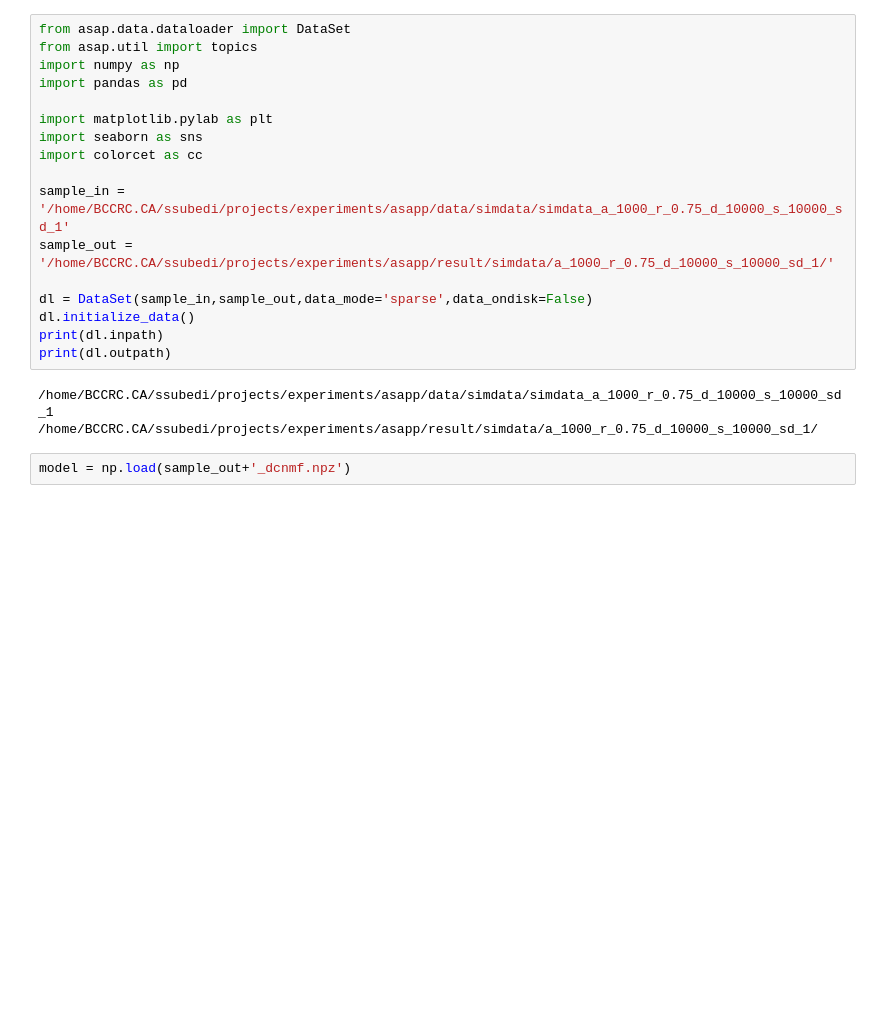
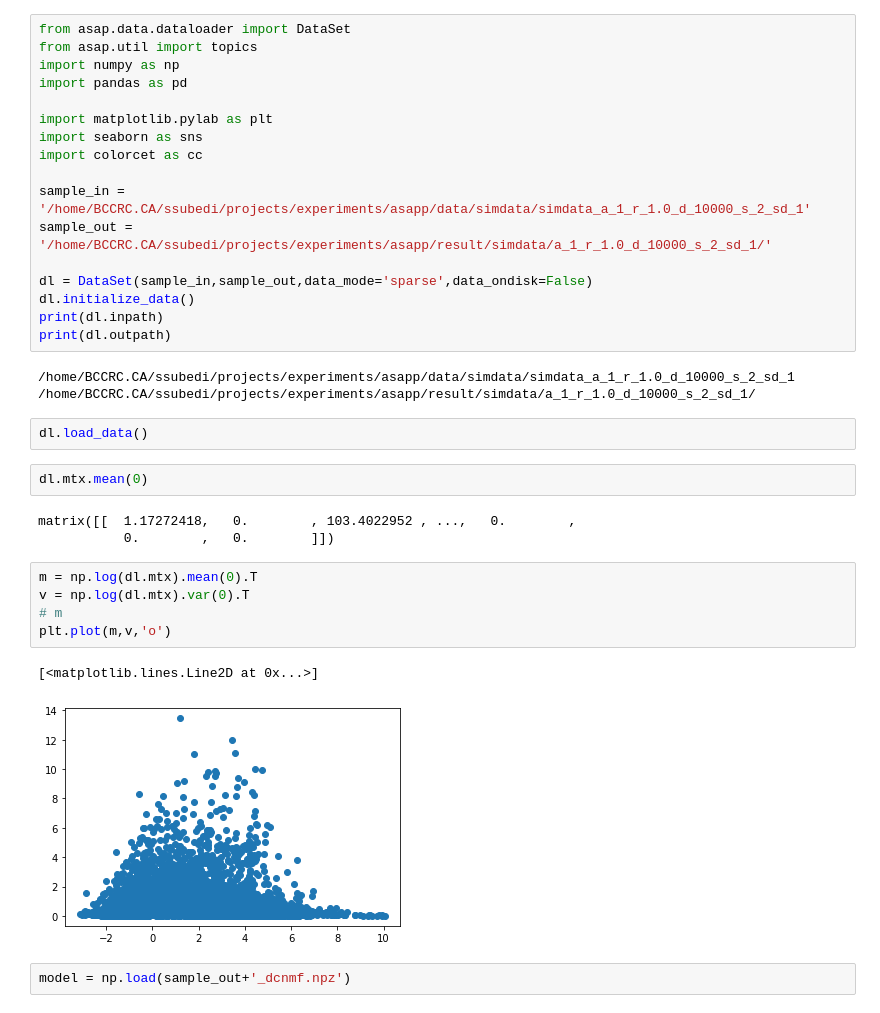
Before and after one commit to causalpathlab/asapp, a Jupyter notebook: examples/1_sc_sim_data_dc.ipynb, the cells around one changed output. Drawn from its saved outputs; the diff is of its cells as text; blank space fills up the shorter version.

```diff
--- a/examples/1_sc_sim_data_dc.ipynb
+++ b/examples/1_sc_sim_data_dc.ipynb
@@ -8,16 +8,31 @@ import matplotlib.pylab as plt
 import seaborn as sns
 import colorcet as cc
 
-sample_in = '/home/BCCRC.CA/ssubedi/projects/experiments/asapp/data/simdata/simdata_a_1000_r_0.75_d_10000_s_10000_sd_1'
-sample_out = '/home/BCCRC.CA/ssubedi/projects/experiments/asapp/result/simdata/a_1000_r_0.75_d_10000_s_10000_sd_1/'
+sample_in = '/home/BCCRC.CA/ssubedi/projects/experiments/asapp/data/simdata/simdata_a_1_r_1.0_d_10000_s_2_sd_1'
+sample_out = '/home/BCCRC.CA/ssubedi/projects/experiments/asapp/result/simdata/a_1_r_1.0_d_10000_s_2_sd_1/'
 
 dl = DataSet(sample_in,sample_out,data_mode='sparse',data_ondisk=False)
 dl.initialize_data()
 print(dl.inpath)
 print(dl.outpath)
 # %% [output]
-/home/BCCRC.CA/ssubedi/projects/experiments/asapp/data/simdata/simdata_a_1000_r_0.75_d_10000_s_10000_sd_1
-/home/BCCRC.CA/ssubedi/projects/experiments/asapp/result/simdata/a_1000_r_0.75_d_10000_s_10000_sd_1/
+/home/BCCRC.CA/ssubedi/projects/experiments/asapp/data/simdata/simdata_a_1_r_1.0_d_10000_s_2_sd_1
+/home/BCCRC.CA/ssubedi/projects/experiments/asapp/result/simdata/a_1_r_1.0_d_10000_s_2_sd_1/
+# %%
+dl.load_data()
+# %%
+dl.mtx.mean(0)
+# %% [output]
+matrix([[  1.17272418,   0.        , 103.4022952 , ...,   0.        ,
+           0.        ,   0.        ]])
+# %%
+m = np.log(dl.mtx).mean(0).T
+v = np.log(dl.mtx).var(0).T
+# m
+plt.plot(m,v,'o')
+# %% [output]
+[<matplotlib.lines.Line2D at 0x...>]
+[figure, added]
 # %%
 model = np.load(sample_out+'_dcnmf.npz')
 # %%
```
Also changed, not shown: parts of 24 cells of this notebook, 12 other files.
